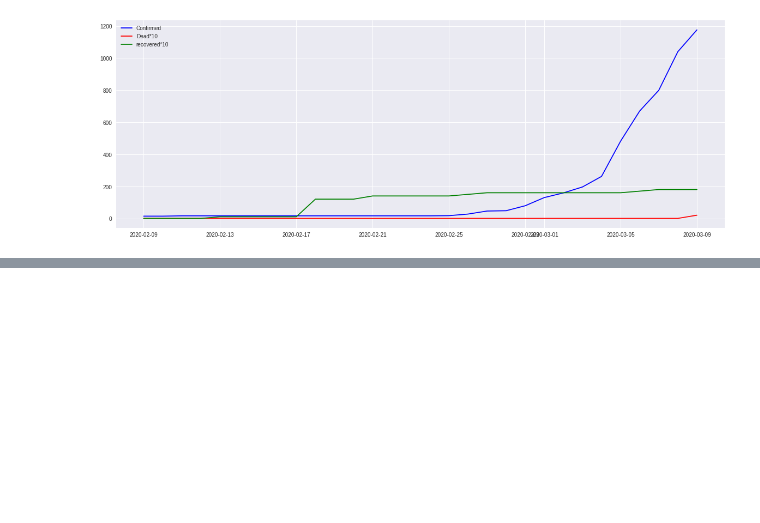
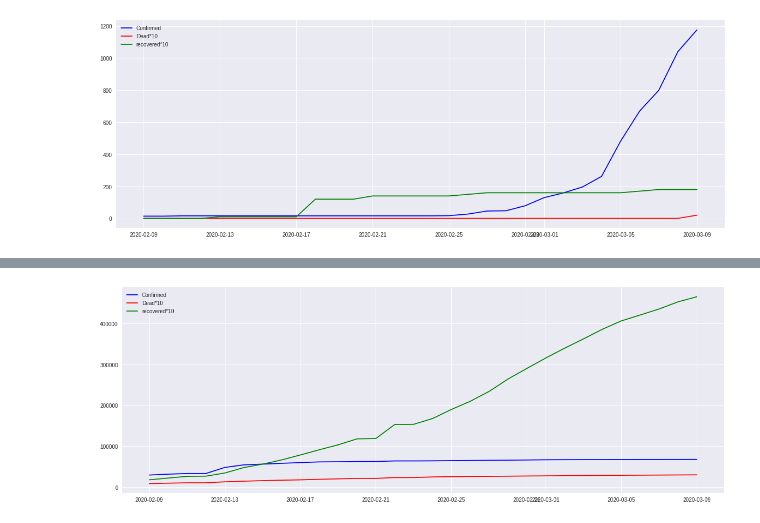
Before and after one commit to acsaba22/covid, a Jupyter notebook: CssLook3.ipynb, the cells around one changed output, grey strips where cells are left out. Cells and saved outputs as stored; diff of their text form; code cells hidden in the pictures; blank space fills up the shorter version.

```diff
--- a/CssLook3.ipynb
+++ b/CssLook3.ipynb
@@ -180,0 +193,4 @@ plotRatio('Germany', 30)
+# %%
+plotRatio('Hubei', 30)
+# %% [output]
+[figure, added]
```
Also changed, not shown: parts of 39 cells of this notebook, 1 other file.
